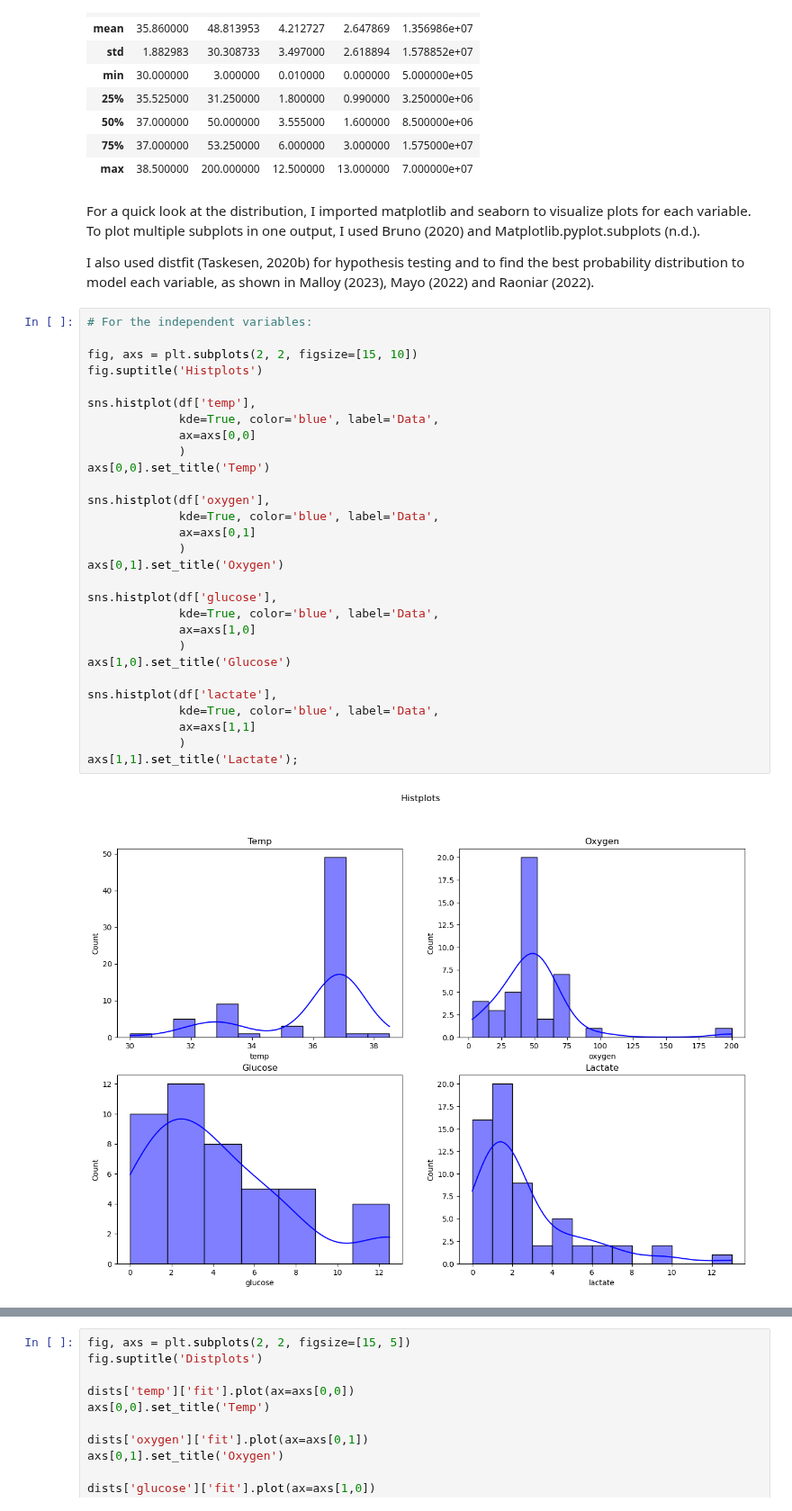
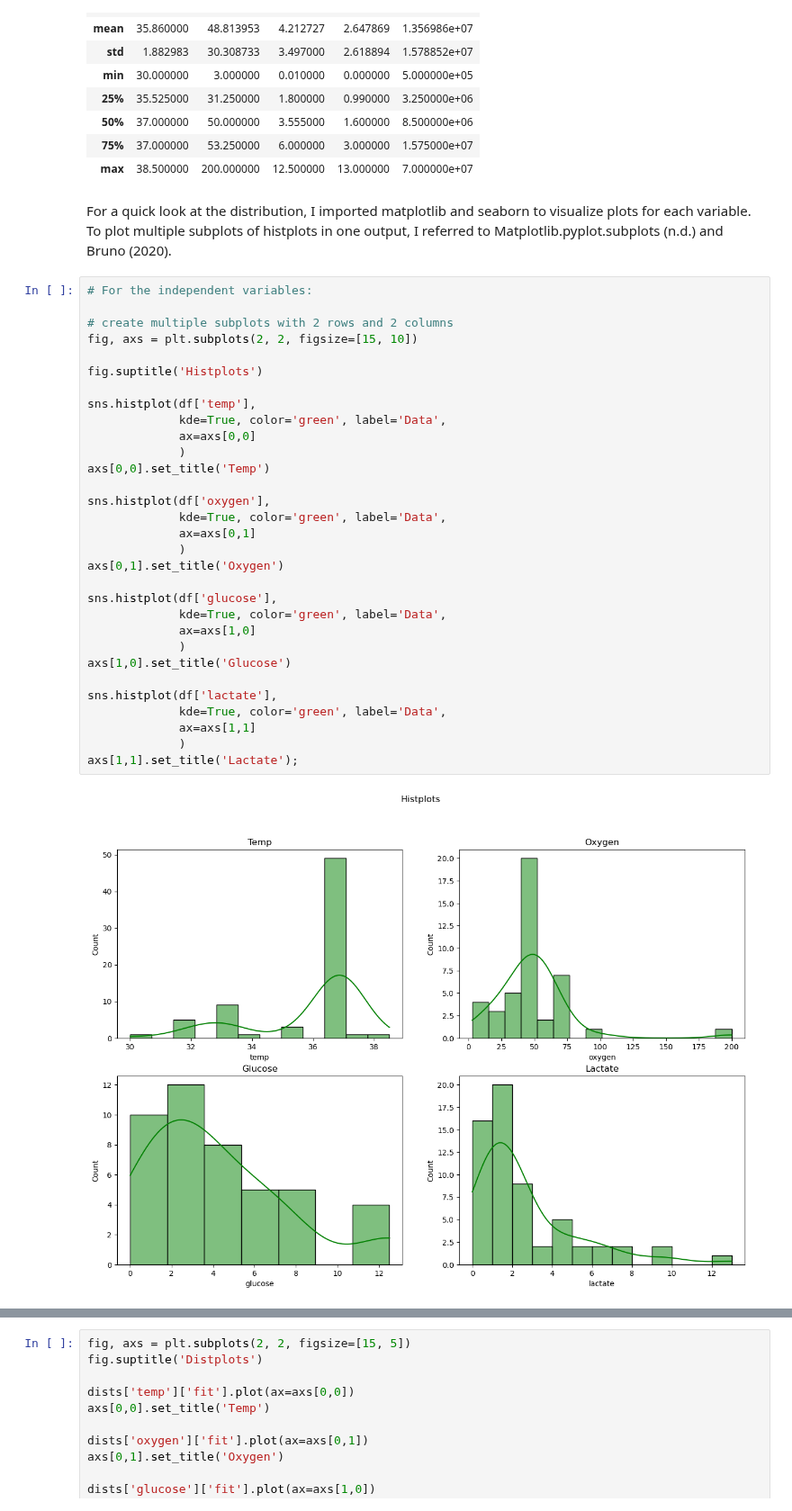
Before and after one commit to nurbujang/1progdaw23, a Jupyter notebook: project1.ipynb, the cells around one changed output, grey strips where cells are left out. Shown at 90% size. Saved outputs shown, nothing was run; the diff lists cells and outputs as text.

```diff
--- a/project1.ipynb
+++ b/project1.ipynb
@@ -234,37 +234,37 @@ df.describe()
 | 75% | 37.000000 | 53.250000 | 6.000000 | 3.000000 | 1.575000e+07 |
 | max | 38.500000 | 200.000000 | 12.500000 | 13.000000 | 7.000000e+07 |
 # %% [markdown]
-For a quick look at the distribution, I imported matplotlib and seaborn to visualize plots for each variable. To plot multiple subplots in one output, I used Bruno (2020) and Matplotlib.pyplot.subplots (n.d.).
-
-I also used distfit (Taskesen, 2020b) for hypothesis testing and to find the best probability distribution to model each variable, as shown in Malloy (2023), Mayo (2022) and Raoniar (2022).
+For a quick look at the distribution, I imported matplotlib and seaborn to visualize plots for each variable. To plot multiple subplots of histplots in one output, I referred to Matplotlib.pyplot.subplots (n.d.) and Bruno (2020).
 # %%
 # For the independent variables:
 
+# create multiple subplots with 2 rows and 2 columns
 fig, axs = plt.subplots(2, 2, figsize=[15, 10])
+
 fig.suptitle('Histplots')
 
 sns.histplot(df['temp'],
-             kde=True, color='blue', label='Data',
+             kde=True, color='green', label='Data',
              ax=axs[0,0]
              )
 axs[0,0].set_title('Temp')
 
 sns.histplot(df['oxygen'],
-             kde=True, color='blue', label='Data',
+             kde=True, color='green', label='Data',
              ax=axs[0,1]
              )
 axs[0,1].set_title('Oxygen')
 
 sns.histplot(df['glucose'],
-             kde=True, color='blue', label='Data',
+             kde=True, color='green', label='Data',
              ax=axs[1,0]
              )
 axs[1,0].set_title('Glucose')
 
 sns.histplot(df['lactate'],
-             kde=True, color='blue', label='Data',
+             kde=True, color='green', label='Data',
              ax=axs[1,1]
              )
 axs[1,1].set_title('Lactate');
 # %% [output]
-[figure, old version]
+[figure, new version]
```
Also changed, not shown: parts of 9 cells of this notebook.
